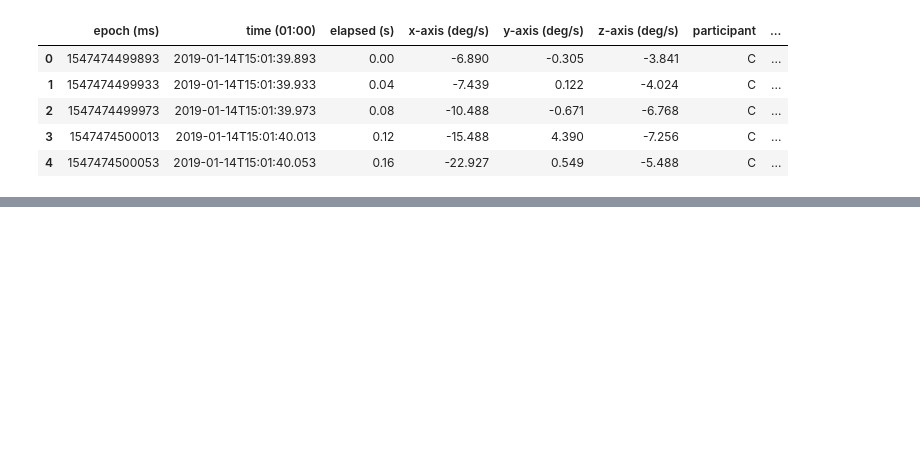
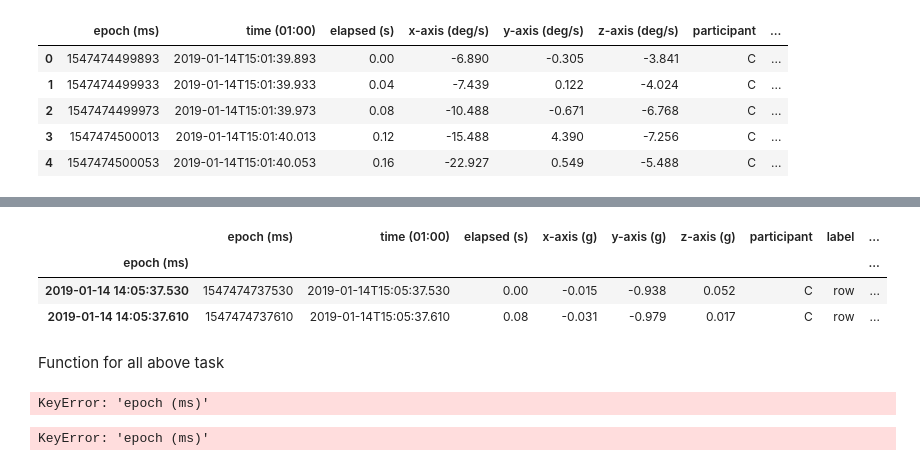
Before and after one commit to surajjorwar/FitnessTracker, a Jupyter notebook: FitnessTracker.ipynb, the cells around one changed output, grey strips where cells are left out. Saved outputs shown, nothing was run; the diff lists cells and outputs as text; code cells hidden in the pictures; blank space fills up the shorter version.

```diff
--- a/FitnessTracker.ipynb
+++ b/FitnessTracker.ipynb
@@ -110,0 +150,10 @@ gyr_df.head()
+# %%
+acc_df.index = pd.to_datetime(acc_df['epoch (ms)'],unit= 'ms')
+gyr_df.index = pd.to_datetime(gyr_df['epoch (ms)'],unit= 'ms')
+# %%
+acc_df.head(2)
+# %% [output]
+|  | epoch (ms) | time (01:00) | elapsed (s) | x-axis (g) | y-axis (g) | z-axis (g) | participant | label | ... |
+| epoch (ms) |  |  |  |  |  |  |  |  | ... |
+| 2019-01-14 14:05:37.530 | 1547474737530 | 2019-01-14T15:05:37.530 | 0.00 | -0.015 | -0.938 | 0.052 | C | row | ... |
+| 2019-01-14 14:05:37.610 | 1547474737610 | 2019-01-14T15:05:37.610 | 0.08 | -0.031 | -0.979 | 0.017 | C | row | ... |
@@ -110,0 +169,54 @@ gyr_df.head()
+# %% [markdown]
+Function for all above task
+# %%
+def read_data_file(files):
+  for f in files:
+
+      acc_df = pd.DataFrame()
+      gyr_df = pd.DataFrame()
+
+      acc_set = 1
+      gyr_set = 1
+
+      df = pd.read_csv(f)
+
+      data_Path = '/content/drive/MyDrive/FitnessTracker/FitnessTracker/data-science-template-main/data/raw/MetaMotion/'
+      f = f.replace(data_Path,'')
+      participant = f.split("-")[0]
+      label = f.split("-")[1]
+      category = f.split("-")[2].rstrip("13MetaWear_2019")
+
+
+      df['participant'] = participant
+      df['label'] = label
+      df['category'] = category
+
+      if "Accelerometer" in f:
+        df['set'] = acc_set
+        acc_set += 1
+        acc_df = pd.concat([acc_df,df])
+
+      if "Gyroscope" in f:
+        df['set'] = acc_set
+        gyr_set += 1
+        gyr_df = pd.concat([gyr_df,df])
+  acc_df.index = pd.to_datetime(acc_df['epoch (ms)'],unit= 'ms')
+  gyr_df.index = pd.to_datetime(gyr_df['epoch (ms)'],unit= 'ms')
+
+  del acc_df["epoch (ms)"]
+  del acc_df['time (01:00)']
+  del acc_df['elapsed (s)']
+
+
+  del gyr_df["epoch (ms)"]
+  del gyr_df['time (01:00)']
+  del gyr_df['elapsed (s)']
+
+  return acc_df,gyr_df
+acc_df,gyr_df = read_data_file(files)
+# %% [output]
+KeyError: 'epoch (ms)'
+# %%
+acc_df,gyr_df = read_data_file(files)
+# %% [output]
+KeyError: 'epoch (ms)'
```
Also changed, not shown: parts of 6 cells of this notebook.
